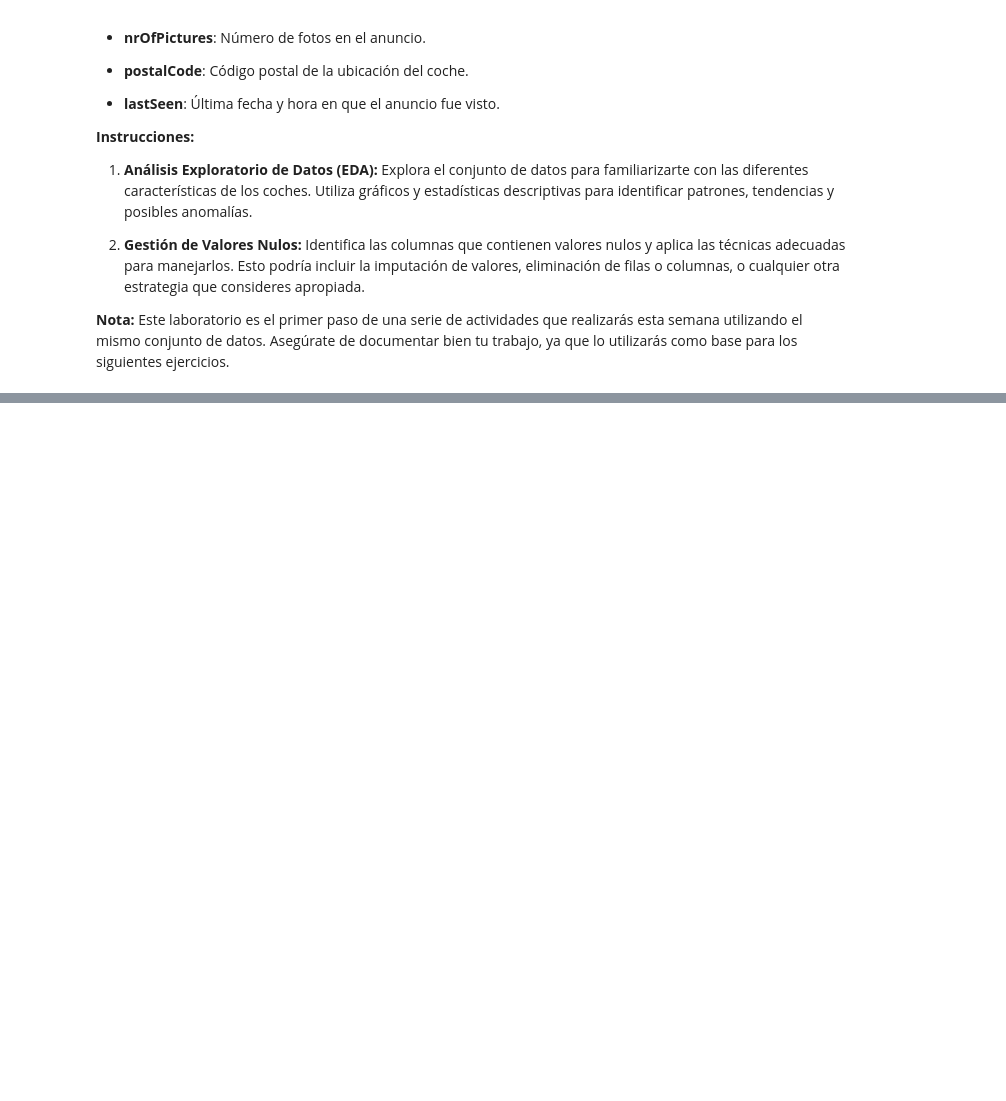
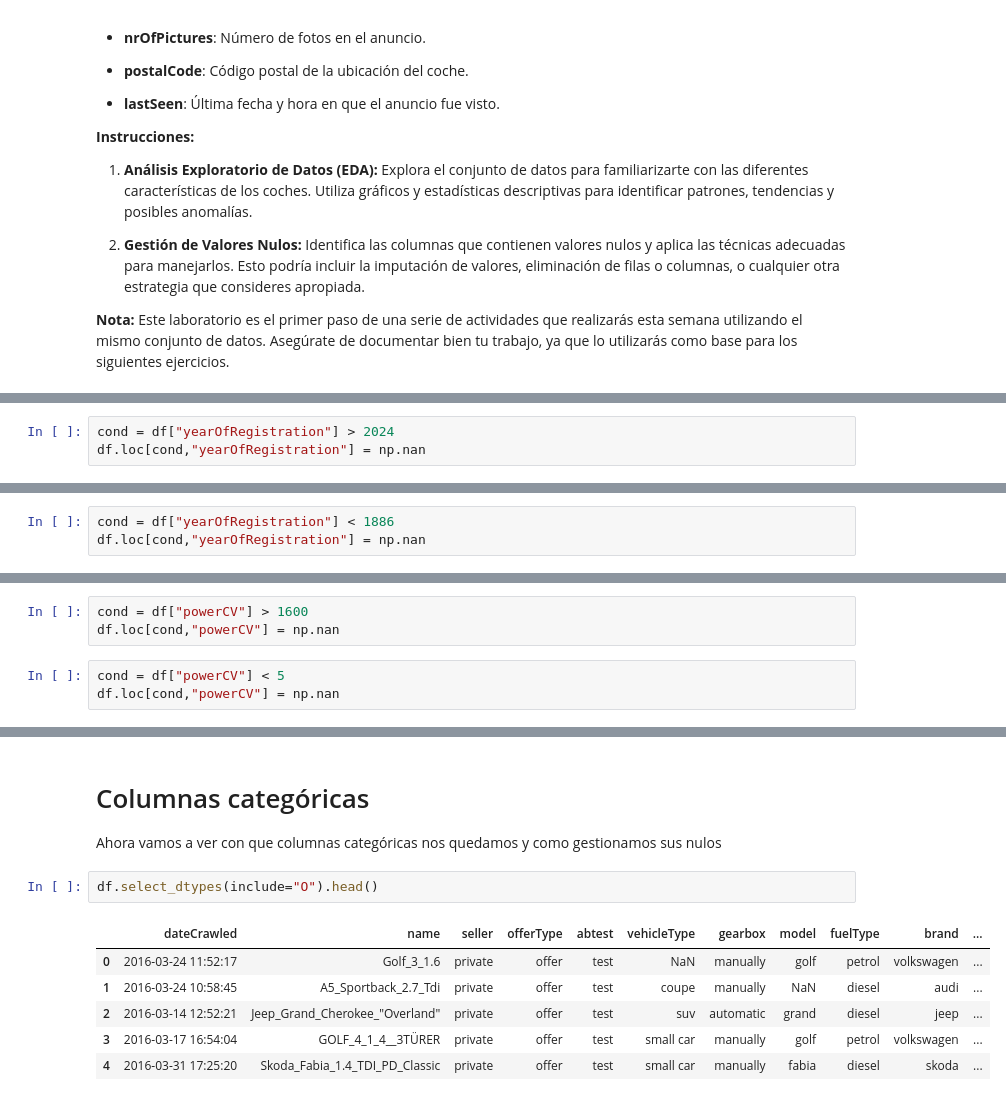
Before and after one commit to apelsito/laboratorio-modulo7-leccion01-eda-nulos, a Jupyter notebook: laboratorio-modulo7-leccion01-eda-nulos.ipynb, the cells around one changed output, grey strips where cells are left out. Drawn from its saved outputs; the diff is of its cells as text; blank space fills up the shorter version.

```diff
--- a/laboratorio-modulo7-leccion01-eda-nulos.ipynb
+++ b/laboratorio-modulo7-leccion01-eda-nulos.ipynb
@@ -96,0 +331,3 @@ AutoRenew, una empresa líder en la venta de coches de segunda mano, te ha contr
+# %%
+cond = df["yearOfRegistration"] > 2024
+df.loc[cond,"yearOfRegistration"] = np.nan
@@ -96,0 +336,3 @@ AutoRenew, una empresa líder en la venta de coches de segunda mano, te ha contr
+# %%
+cond = df["yearOfRegistration"] < 1886
+df.loc[cond,"yearOfRegistration"] = np.nan
@@ -96,0 +351,6 @@ AutoRenew, una empresa líder en la venta de coches de segunda mano, te ha contr
+# %%
+cond = df["powerCV"] > 1600
+df.loc[cond,"powerCV"] = np.nan
+# %%
+cond = df["powerCV"] < 5
+df.loc[cond,"powerCV"] = np.nan
@@ -96,0 +377,12 @@ AutoRenew, una empresa líder en la venta de coches de segunda mano, te ha contr
+# %% [markdown]
+# Columnas categóricas
+Ahora vamos a ver con que columnas categóricas nos quedamos y como gestionamos sus nulos
+# %%
+df.select_dtypes(include="O").head()
+# %% [output]
+|  | dateCrawled | name | seller | offerType | abtest | vehicleType | gearbox | model | fuelType | brand | ... |
+| 0 | 2016-03-24 11:52:17 | Golf_3_1.6 | private | offer | test | NaN | manually | golf | petrol | volkswagen | ... |
+| 1 | 2016-03-24 10:58:45 | A5_Sportback_2.7_Tdi | private | offer | test | coupe | manually | NaN | diesel | audi | ... |
+| 2 | 2016-03-14 12:52:21 | Jeep_Grand_Cherokee_"Overland" | private | offer | test | suv | automatic | grand | diesel | jeep | ... |
+| 3 | 2016-03-17 16:54:04 | GOLF_4_1_4__3TÜRER | private | offer | test | small car | manually | golf | petrol | volkswagen | ... |
+| 4 | 2016-03-31 17:25:20 | Skoda_Fabia_1.4_TDI_PD_Classic | private | offer | test | small car | manually | fabia | diesel | skoda | ... |
```
Also changed, not shown: parts of 49 cells of this notebook.
